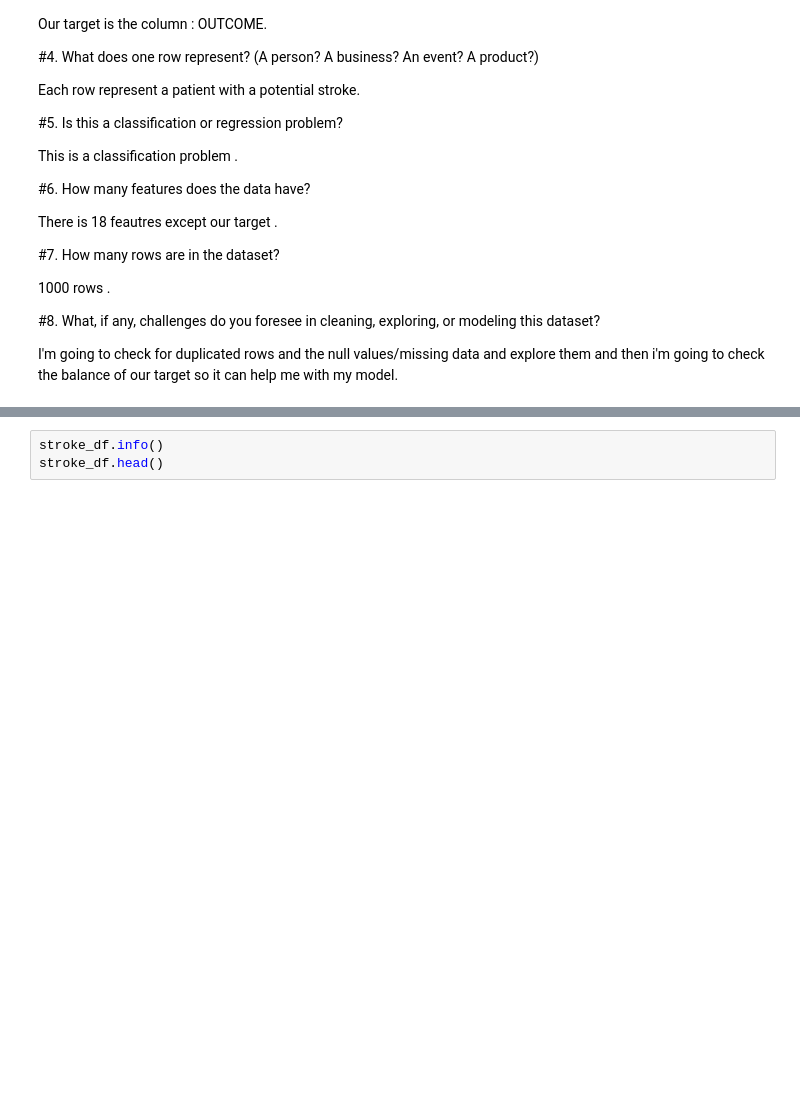
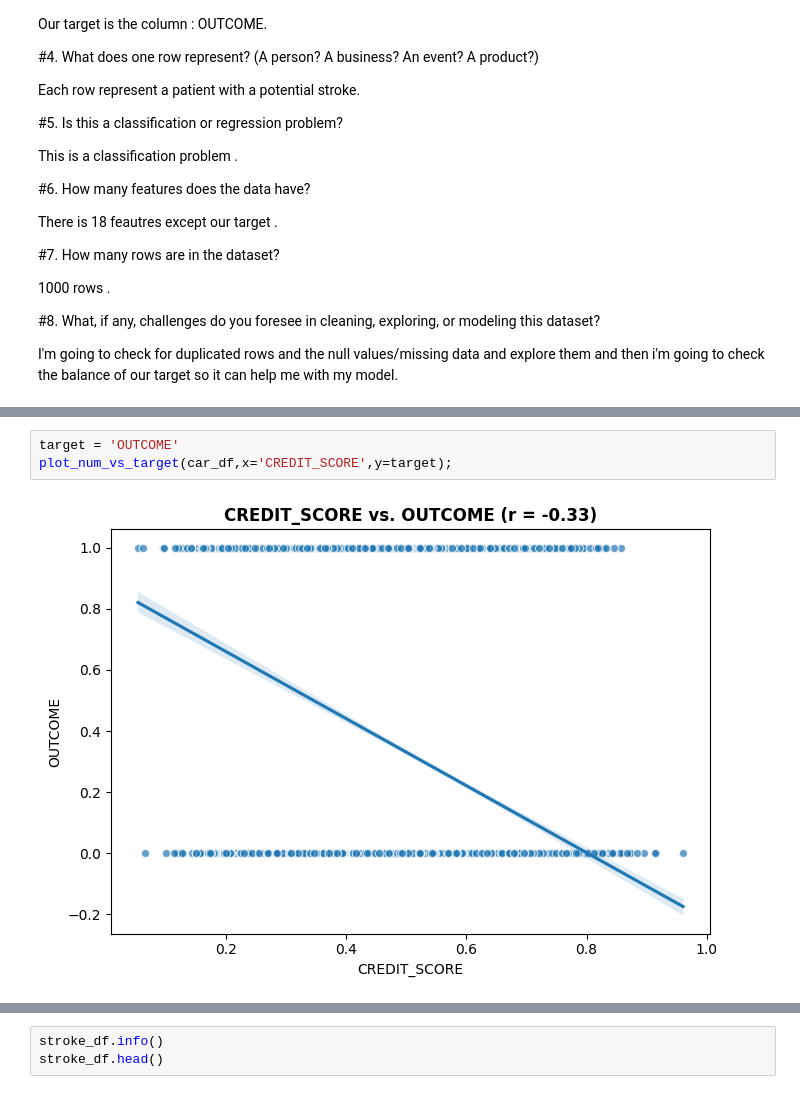
Before and after one commit to medayoubaziz/Car_insurance_predictions, a Jupyter notebook: Project_2.ipynb, the cells around one changed output, grey strips where cells are left out. Saved outputs shown, nothing was run; the diff lists cells and outputs as text; blank space fills up the shorter version.

```diff
--- a/Project_2.ipynb
+++ b/Project_2.ipynb
@@ -88,0 +252,5 @@ I'm going to check for duplicated rows and the null values/missing data and expl
+# %%
+target = 'OUTCOME'
+plot_num_vs_target(car_df,x='CREDIT_SCORE',y=target);
+# %% [output]
+[figure, added]
```
Also changed, not shown: parts of 112 cells of this notebook.
